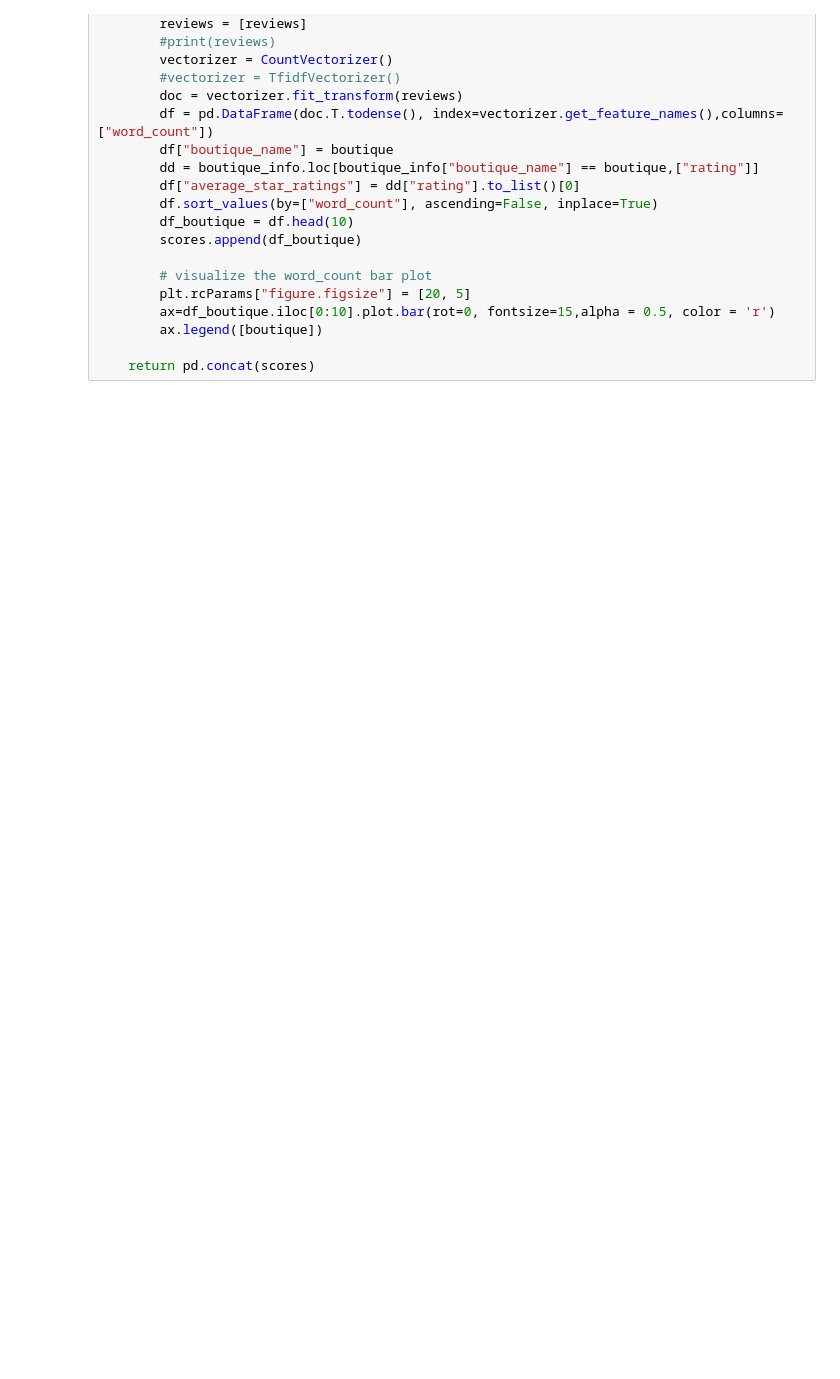
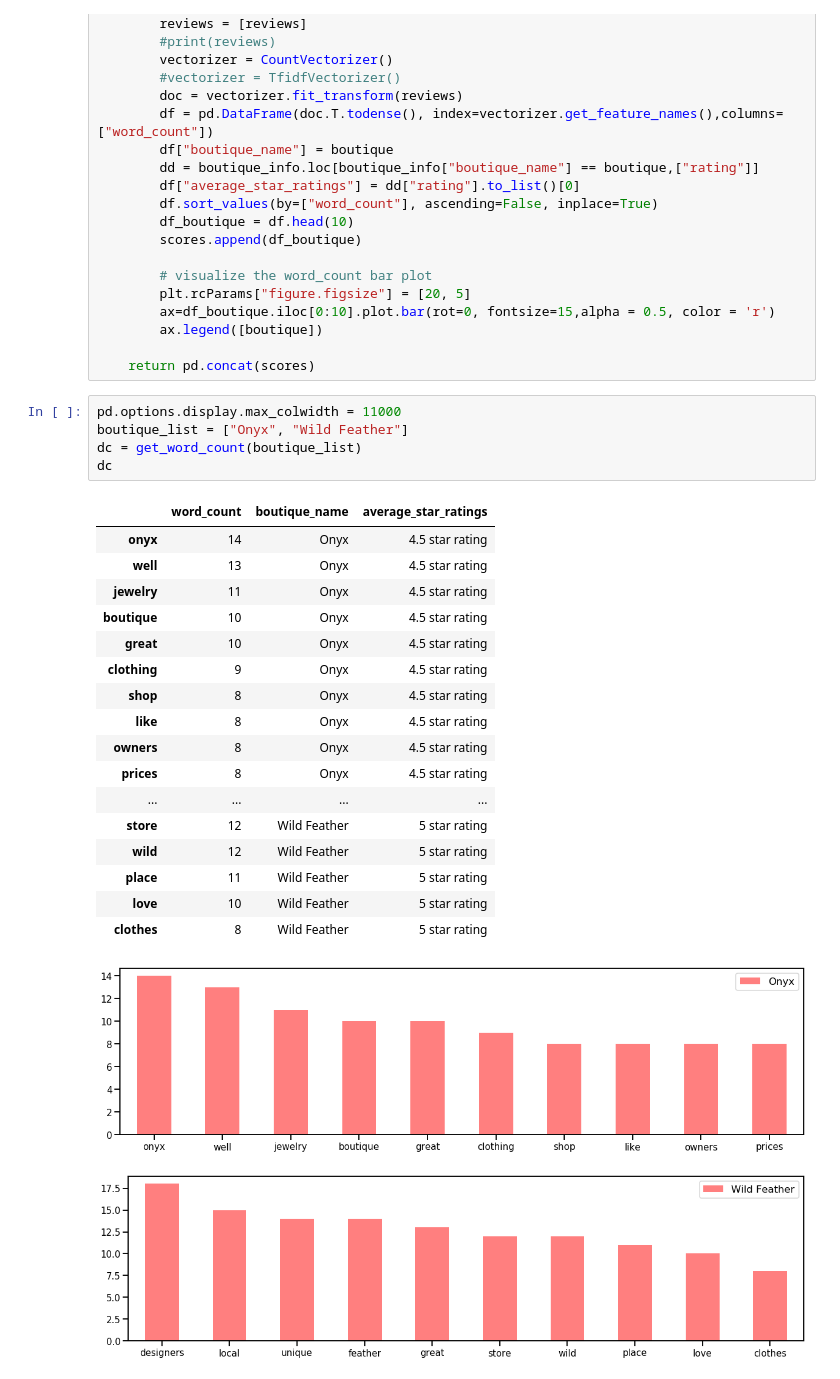
Before and after one commit to FarnazG/NLP_analysis, a Jupyter notebook: NLP_Analysis_notebook.ipynb, the cells around one changed output. Drawn from its saved outputs; the diff is of its cells as text; blank space fills up the shorter version.

```diff
--- a/NLP_Analysis_notebook.ipynb
+++ b/NLP_Analysis_notebook.ipynb
@@ -424,3 +424,28 @@ def get_word_count(boutique_list):
         ax.legend([boutique])
 
     return pd.concat(scores)
+# %%
+pd.options.display.max_colwidth = 11000
+boutique_list = ["Onyx", "Wild Feather"]
+dc = get_word_count(boutique_list)
+dc
+# %% [output]
+|  | word_count | boutique_name | average_star_ratings |
+| onyx | 14 | Onyx | 4.5 star rating |
+| well | 13 | Onyx | 4.5 star rating |
+| jewelry | 11 | Onyx | 4.5 star rating |
+| boutique | 10 | Onyx | 4.5 star rating |
+| great | 10 | Onyx | 4.5 star rating |
+| clothing | 9 | Onyx | 4.5 star rating |
+| shop | 8 | Onyx | 4.5 star rating |
+| like | 8 | Onyx | 4.5 star rating |
+| owners | 8 | Onyx | 4.5 star rating |
+| prices | 8 | Onyx | 4.5 star rating |
+| ... | ... | ... | ... |
+| store | 12 | Wild Feather | 5 star rating |
+| wild | 12 | Wild Feather | 5 star rating |
+| place | 11 | Wild Feather | 5 star rating |
+| love | 10 | Wild Feather | 5 star rating |
+| clothes | 8 | Wild Feather | 5 star rating |
+[figure, added]
+[figure, added]
```
Also changed, not shown: parts of 2 cells of this notebook.
